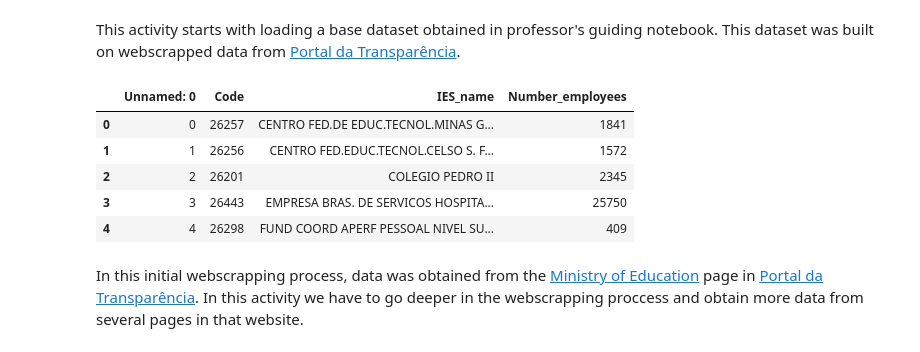
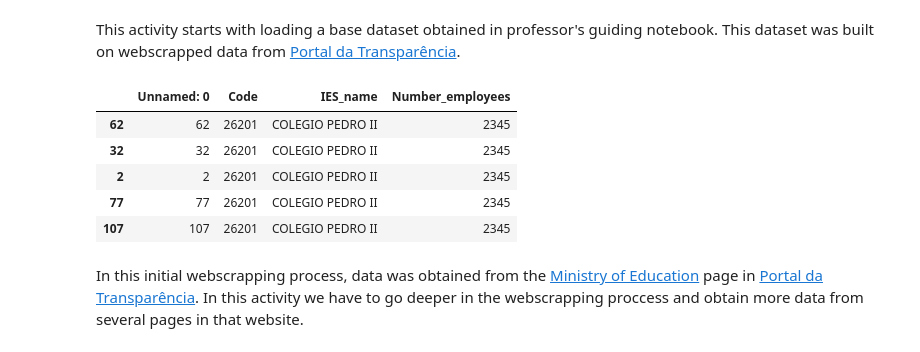
Before and after one commit to aguinaldoabbj/Analyzing-Gender-IES, a Jupyter notebook: gender-IES.ipynb, the cells around one changed output. Cells and saved outputs as stored; diff of their text form; code cells hidden in the pictures.

```diff
--- a/gender-IES.ipynb
+++ b/gender-IES.ipynb
@@ -27,14 +27,14 @@ This activity starts with loading a base dataset obtained in professor's guiding
 # %%
 # Loading data retrieved in the professor's guiding notebook
 ies_df = pd.read_csv('number_of_employees.csv')
-ies_df.head()
+ies_df.sort_values('Code').head()
 # %% [output]
 |  | Unnamed: 0 | Code | IES_name | Number_employees |
-| 0 | 0 | 26257 | CENTRO FED.DE EDUC.TECNOL.MINAS G... | 1841 |
-| 1 | 1 | 26256 | CENTRO FED.EDUC.TECNOL.CELSO S. F... | 1572 |
+| 62 | 62 | 26201 | COLEGIO PEDRO II | 2345 |
+| 32 | 32 | 26201 | COLEGIO PEDRO II | 2345 |
 | 2 | 2 | 26201 | COLEGIO PEDRO II | 2345 |
-| 3 | 3 | 26443 | EMPRESA BRAS. DE SERVICOS HOSPITA... | 25750 |
-| 4 | 4 | 26298 | FUND COORD APERF PESSOAL NIVEL SU... | 409 |
+| 77 | 77 | 26201 | COLEGIO PEDRO II | 2345 |
+| 107 | 107 | 26201 | COLEGIO PEDRO II | 2345 |
 # %% [markdown]
 In this initial webscrapping process, data was obtained from the [Ministry of Education](http://www.portaldatransparencia.gov.br/servidores//OrgaoExercicio-ListaOrgaos.asp?CodOS=15000) page in [Portal da Transparência](http://www.portaldatransparencia.gov.br/). In this activity we have to go deeper in the webscrapping proccess and obtain more data from several pages in that website.
 # %% [markdown]
```
Also changed, not shown: parts of 4 cells of this notebook.
